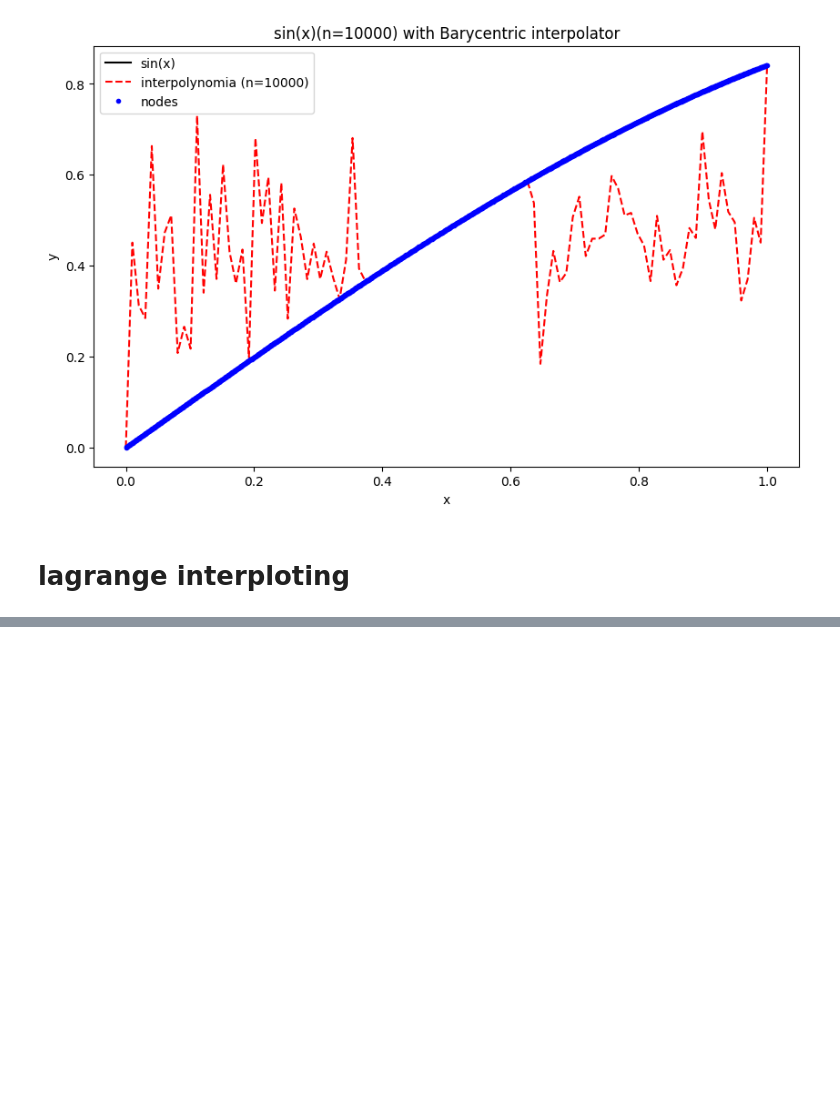
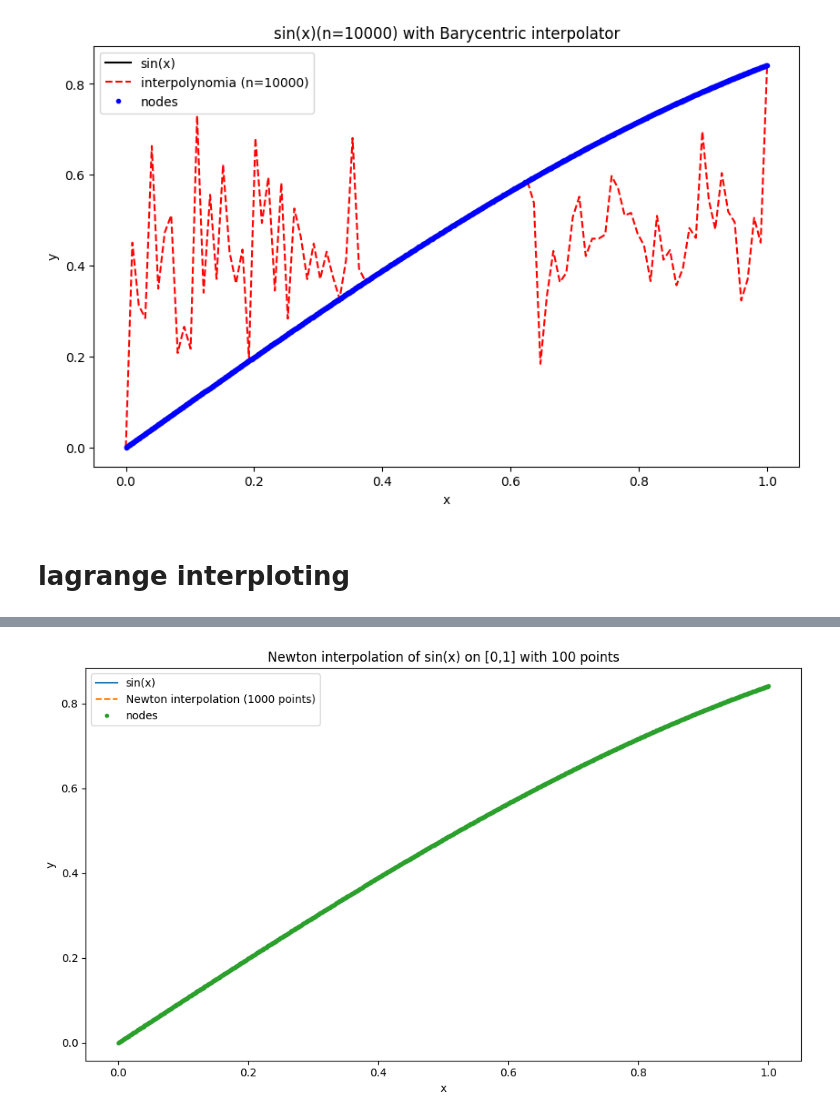
Before and after one commit to chenansc14-rgb/Chen-chung-an, a Jupyter notebook: week 1 homework.ipynb, the cells around one changed output, grey strips where cells are left out. Drawn from its saved outputs; the diff is of its cells as text; code cells hidden in the pictures; blank space fills up the shorter version.

```diff
--- a/week 1 homework.ipynb
+++ b/week 1 homework.ipynb
@@ -150,0 +195,26 @@ KeyboardInterrupt:
+# %%
+def f(x):
+    return np.sin(x)
+
+a, b = 0.0, 1.0
+n_points = 1000                 # 100 個點 → 99 次多項式
+x_nodes = np.linspace(a, b, n_points, dtype=np.float64)  # 等距節點
+y_nodes = f(x_nodes)
+
+# 取得牛頓差商係數
+coef = newton_divided_differences(x_nodes, y_nodes)
+
+# 評估與繪圖
+x = np.linspace(a, b, 2000, dtype=np.float64)
+y_true = f(x)
+y_interp = newton_eval(x_nodes, coef, x)
+
+plt.figure(figsize=(10, 6))
+plt.plot(x, y_true, label="sin(x)")
+plt.plot(x, y_interp, "--", label=f"Newton interpolation ({n_points} points)")
+plt.plot(x_nodes, y_nodes, "o", markersize=3, label="nodes")
+plt.xlabel("x"); plt.ylabel("y")
+plt.title("Newton interpolation of sin(x) on [0,1] with 100 points")
+plt.legend(); plt.tight_layout(); plt.show()
+# %% [output]
+[figure, added]
```
Also changed, not shown: parts of 10 cells of this notebook.
